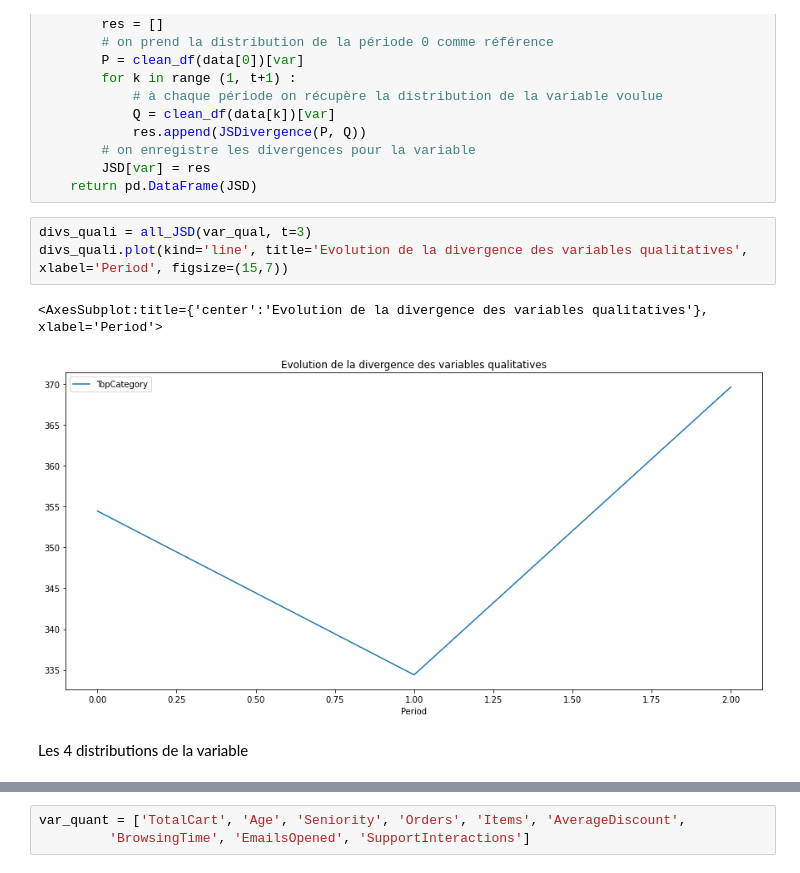
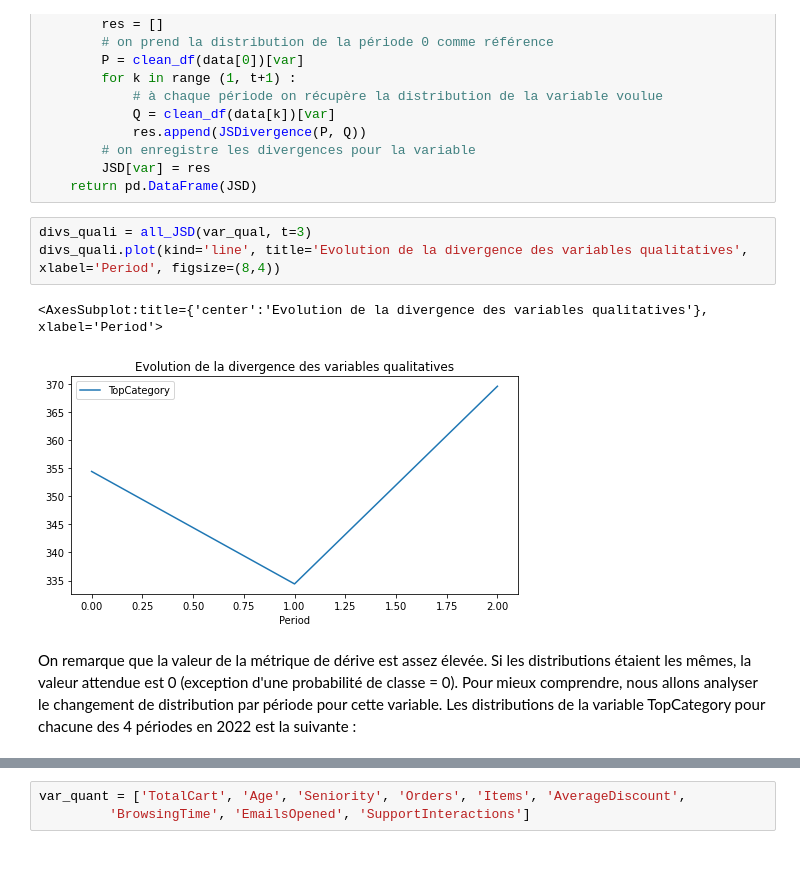
Before and after one commit to fereol023/Test_Technique_DA, a Jupyter notebook: TestTechniqueDerive_Sujet.ipynb, the cells around one changed output, grey strips where cells are left out. Saved outputs shown, nothing was run; the diff lists cells and outputs as text.

Commit message:
analyse complète commentée

```diff
--- a/TestTechniqueDerive_Sujet.ipynb
+++ b/TestTechniqueDerive_Sujet.ipynb
@@ -478,9 +477,9 @@ def all_JSD(var_qual, t):
     return pd.DataFrame(JSD)
 # %%
 divs_quali = all_JSD(var_qual, t=3)
-divs_quali.plot(kind='line', title='Evolution de la divergence des variables qualitatives', xlabel='Period', figsize=(15,7))
+divs_quali.plot(kind='line', title='Evolution de la divergence des variables qualitatives', xlabel='Period', figsize=(8,4))
 # %% [output]
 <AxesSubplot:title={'center':'Evolution de la divergence des variables qualitatives'}, xlabel='Period'>
-[figure, old version]
+[figure, new version]
 # %% [markdown]
-Les 4 distributions de la variable
+On remarque que la valeur de la métrique de dérive est assez élevée. Si les distributions étaient les mêmes, la valeur attendue est 0 (exception d'une probabilité de classe = 0). Pour mieux comprendre, nous allons analyser le changement de distribution par période pour cette variable. Les distributions de la variable TopCategory pour chacune des 4 périodes en 2022 est la suivante :
```
Also changed, not shown: parts of 48 cells of this notebook.
